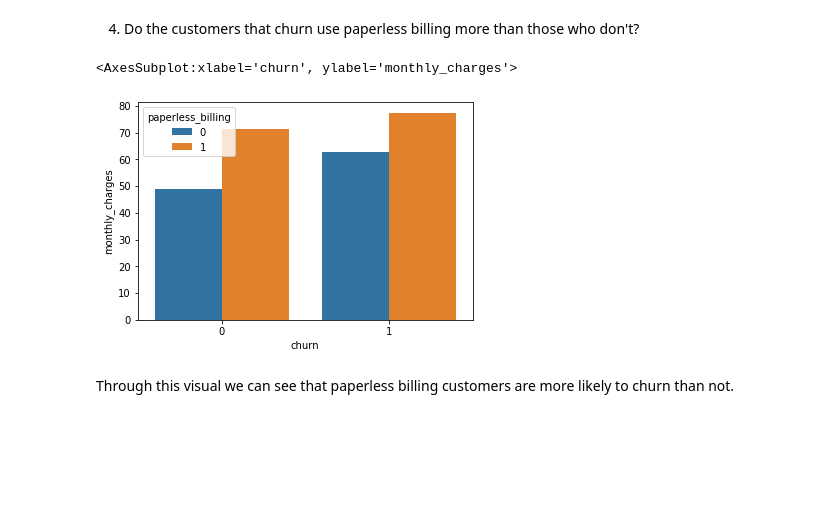
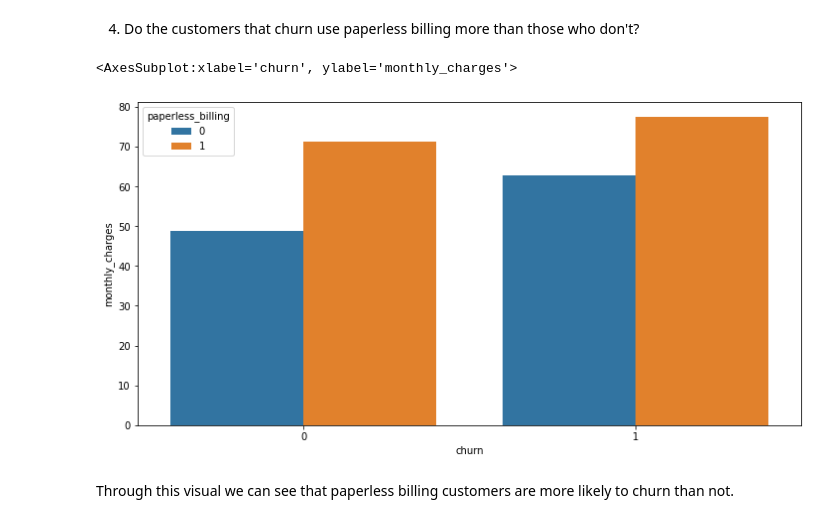
Before and after one commit to chloerwhitaker/Telco_Classification_Project, a Jupyter notebook: Telco_Classification_Report.ipynb, the cells around one changed output. Saved outputs shown, nothing was run; the diff lists cells and outputs as text; code cells hidden in the pictures; blank space fills up the shorter version.

```diff
--- a/Telco_Classification_Report.ipynb
+++ b/Telco_Classification_Report.ipynb
@@ -381,10 +380,11 @@ plt.show()
 # %% [markdown]
  4. Do the customers that churn use paperless billing more than those who don't?
 # %%
+plt.figure(figsize=(12, 6))
 sns.barplot(x="churn", y="monthly_charges", data=train, ci=None, hue="paperless_billing")
 # %% [output]
 <AxesSubplot:xlabel='churn', ylabel='monthly_charges'>
-[figure, old version]
+[figure, new version]
 # %% [markdown]
 Through this visual we can see that paperless billing customers are more likely to churn than not.
 # %% [markdown]
```
Also changed, not shown: parts of 61 cells of this notebook.
